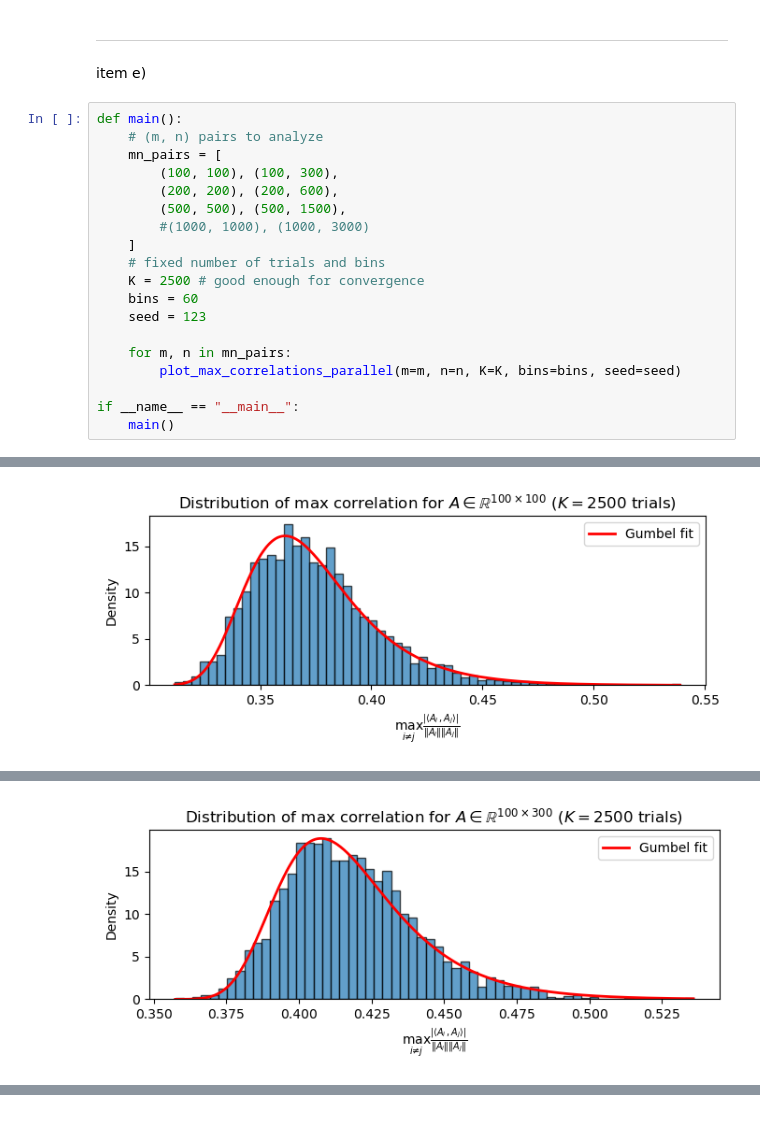
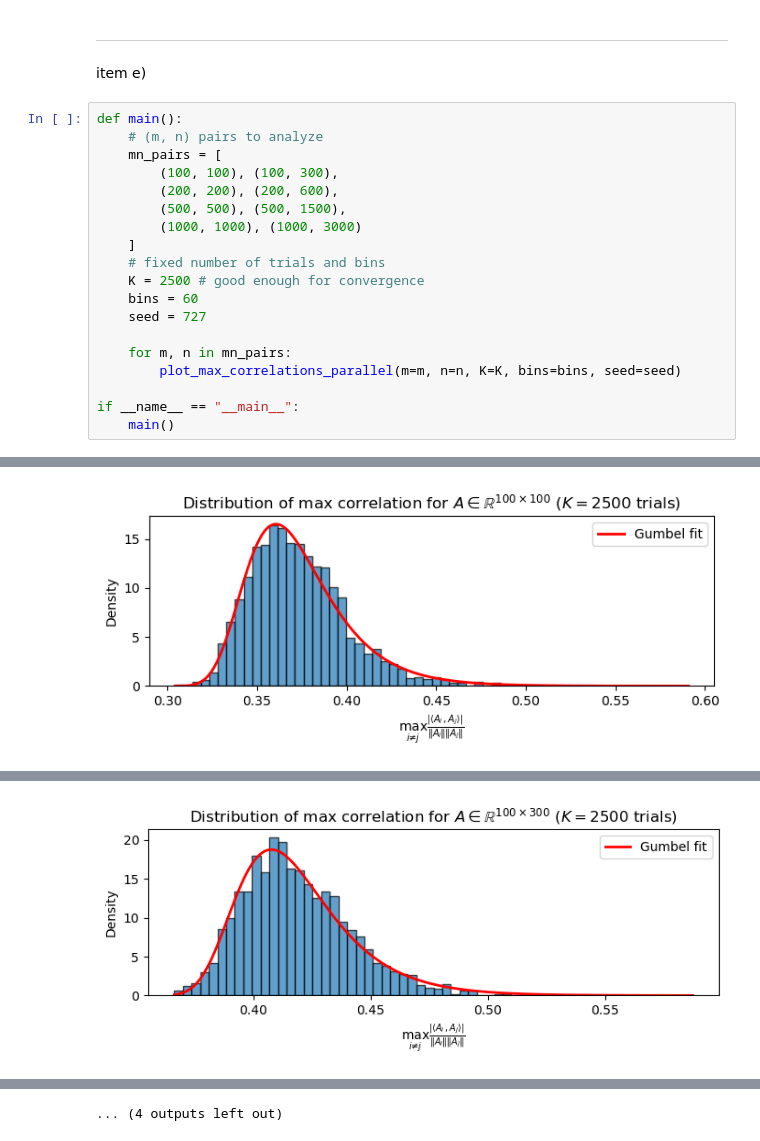
Before and after one commit to arthurabello/nla-assignment-4, a Jupyter notebook: src/assignment.ipynb, the cells around one changed output, grey strips where cells are left out. Cells and saved outputs as stored; diff of their text form.

Commit message:
feat(jupyter): all plots ofr item e

```diff
--- a/src/assignment.ipynb
+++ b/src/assignment.ipynb
@@ -658,12 +658,12 @@ def main():
         (100, 100), (100, 300),
         (200, 200), (200, 600),
         (500, 500), (500, 1500),
-        #(1000, 1000), (1000, 3000)
+        (1000, 1000), (1000, 3000)
     ]
     # fixed number of trials and bins
     K = 2500 # good enough for convergence
     bins = 60
-    seed = 123
+    seed = 727
 
     for m, n in mn_pairs:
         plot_max_correlations_parallel(m=m, n=n, K=K, bins=bins, seed=seed)
@@ -676,2 +676,2 @@ Parallel computation finished in 0.32 seconds.
-[figure, old version]
+[figure, new version]
 Analyzing 2500 Gaussian matrices of shape (100, 300) using parallel processing...
@@ -679,2 +679,2 @@ Parallel computation finished in 1.11 seconds.
-[figure, old version]
+[figure, new version]
 Analyzing 2500 Gaussian matrices of shape (200, 200) using parallel processing...
@@ -691,0 +692 @@ Parallel computation finished in 160.58 seconds.
+... (4 outputs left out)
```
Also changed, not shown: parts of 3 cells of this notebook, 9 other files.
